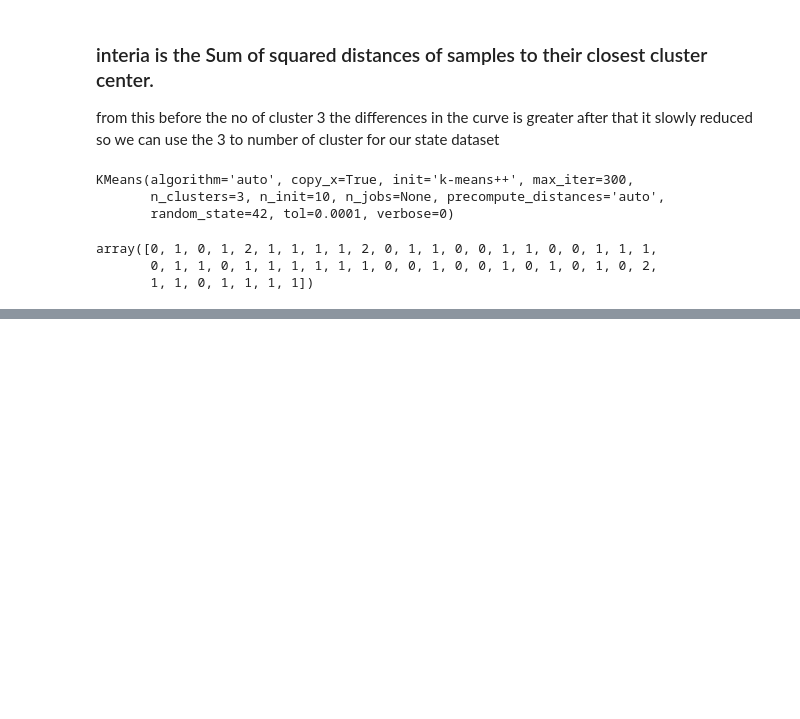
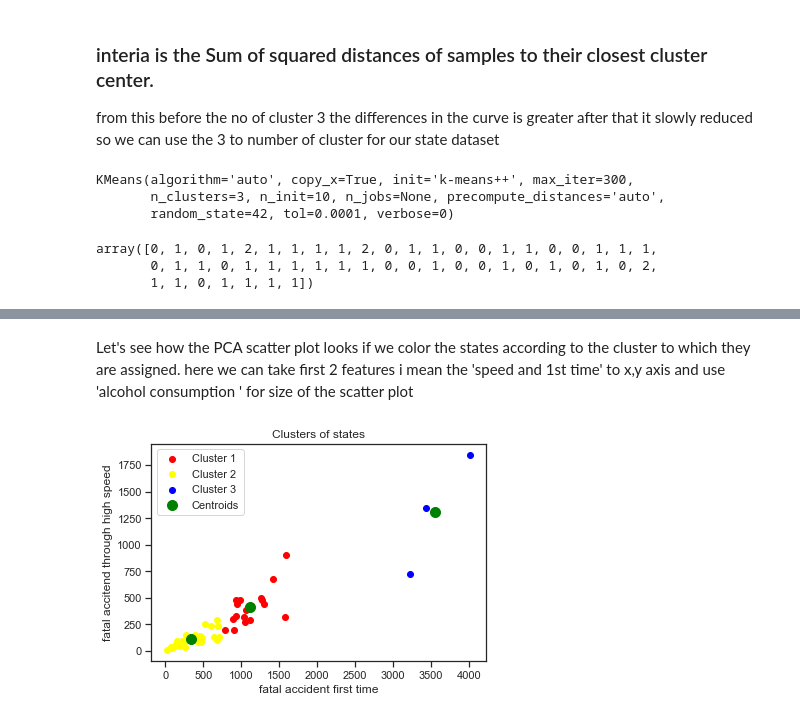
Before and after one commit to pavi-ninjaac/Data_Science_internship_program_Technocolaps_July2020, a Jupyter notebook: Final_project/final_project_technocolaps_ds.ipynb, the cells around one changed output, grey strips where cells are left out. Cells and saved outputs as stored; diff of their text form; code cells hidden in the pictures; blank space fills up the shorter version.

Commit message:
did kmens visualization

```diff
--- a/Final_project/final_project_technocolaps_ds.ipynb
+++ b/Final_project/final_project_technocolaps_ds.ipynb
@@ -275,0 +276,20 @@ state_cluster.head()
+# %% [markdown]
+Let's see how the PCA scatter plot looks if we color the states according to the cluster to which they are assigned.
+here we can take first 2 features i mean the 'speed and 1st time' to x,y axis and use 'alcohol consumption ' for size of the scatter plot
+# %%
+#visualize the kmeans results
+#data=data.iloc[:,:].values
+state_cluster=state_cluster.iloc[:,:].values
+y_kmeans=kmeans.predict(data)
+
+plt.scatter(state_cluster[y_kmeans == 0, 1], state_cluster[y_kmeans == 0, 2], c = 'red', label = 'Cluster 1')
+plt.scatter(state_cluster[y_kmeans == 1, 1], state_cluster[y_kmeans == 1, 2], c = 'yellow', label = 'Cluster 2')
+plt.scatter(state_cluster[y_kmeans == 2, 1], state_cluster[y_kmeans == 2, 2], c = 'blue', label = 'Cluster 3')
+plt.scatter(kmeans.cluster_centers_[:, 0], kmeans.cluster_centers_[:, 1], s = 100, c = 'green', label = 'Centroids')
+plt.title('Clusters of states')
+plt.xlabel('fatal accident first time')
+plt.ylabel('fatal accitend through high speed')
+plt.legend()
+plt.show()
+# %% [output]
+[figure, added]
```
Also changed, not shown: parts of 1 cell of this notebook.
